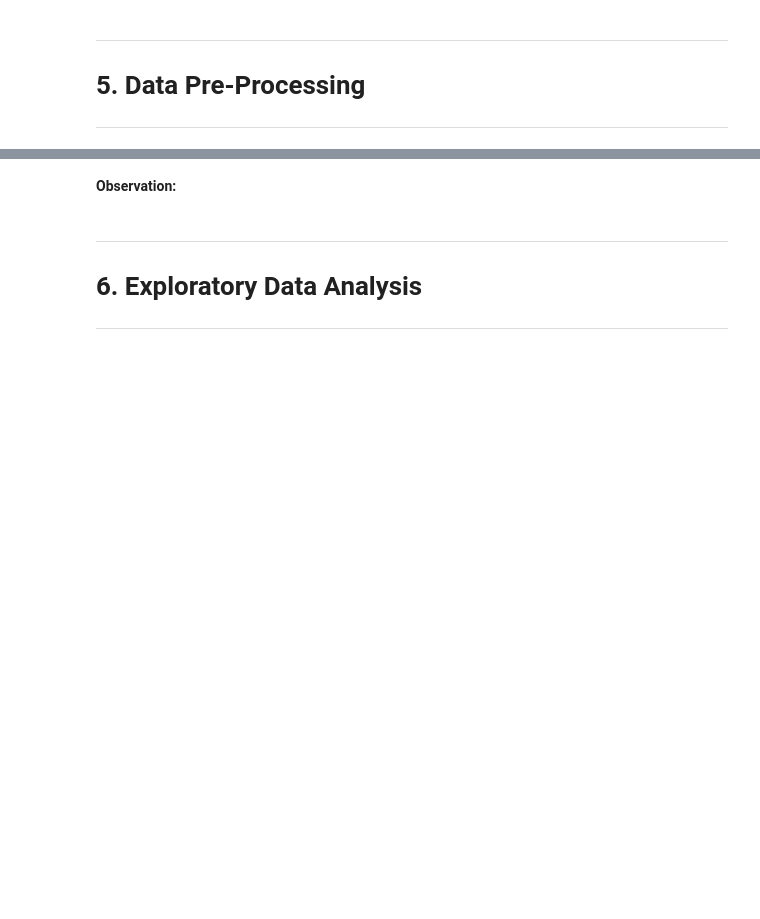
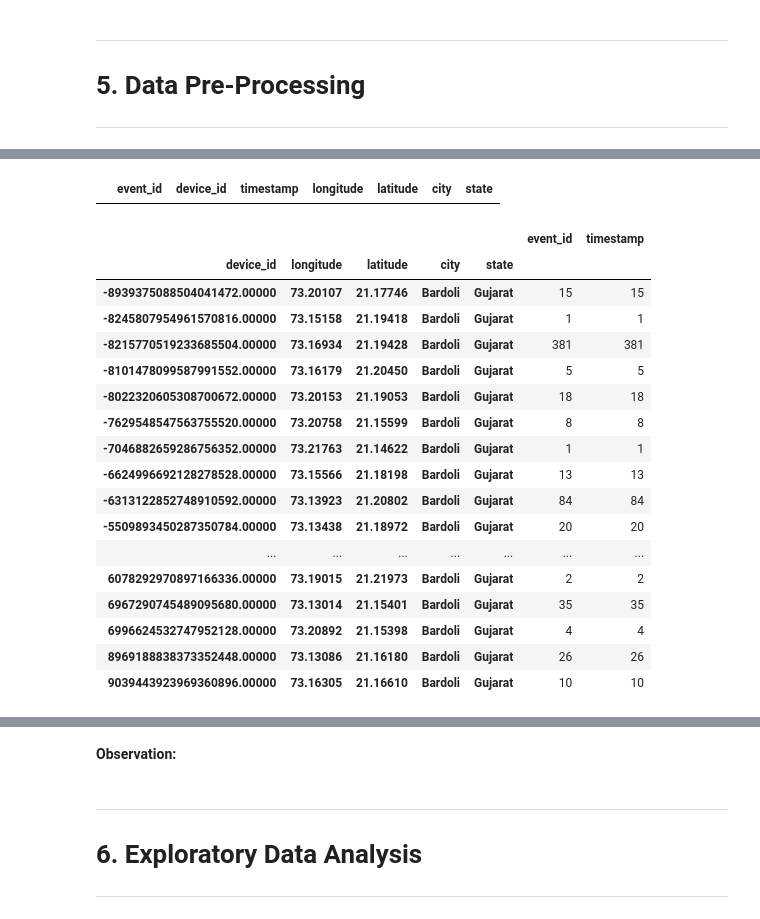
Before and after one commit to LishaJayesh/Capstone-Projects, a Jupyter notebook: Code Notebook/CDF Capstone Project.ipynb, the cells around one changed output, grey strips where cells are left out. Drawn from its saved outputs; the diff is of its cells as text; code cells hidden in the pictures; blank space fills up the shorter version.

```diff
--- a/Code Notebook/CDF Capstone Project.ipynb
+++ b/Code Notebook/CDF Capstone Project.ipynb
@@ -322,0 +370,9 @@ df_demo_details.describe(include=[object])
+# %%
+#Replacing the nan values in state with Karnataka where city is Channapatna
+df_events_data.loc[(df_events_data['city'] == 'Channapatna') & (df_events_data['state'].isnull()), 'state'] = 'Karnataka'
+# %%
+#Replacing the nan values in state with WestBengal where city is Gangarampur
+df_events_data.loc[(df_events_data['city'] == 'Gangarampur') & (df_events_data['state'].isnull()), 'state'] = 'WestBengal'
+# %%
+#Replacing the nan values in state with WestBengal where city is Arambagh
+df_events_data.loc[(df_events_data['city'] == 'Arambagh') & (df_events_data['state'].isnull()), 'state'] = 'WestBengal'
@@ -322,0 +394,2 @@ df_demo_details.describe(include=[object])
+# %%
+df_events_data_filtered = df_events_data[df_events_data['state'].isin(['WestBengal', 'Karnataka', 'Bihar', 'Punjab','Gujarat', 'Kerala'])]
@@ -322,0 +465,27 @@ df_demo_details.describe(include=[object])
+# %%
+# get the 1st device id
+df_events_data_filtered[(df_events_data_filtered['longitude'] == 73.16934) & (df_events_data_filtered['latitude'] == 21.19428)]
+# %% [output]
+|  | event_id | device_id | timestamp | longitude | latitude | city | state |
+# %%
+# get the 1st device id where longitude = 73.16934, latitude = 21.19428, city= Bardoli , state=Gujarat
+df_events_data_filtered[(df_events_data_filtered['city'] == 'Bardoli') & (df_events_data_filtered['state'] == 'Gujarat')].groupby(['device_id','longitude', 'latitude','city','state']).count()
+# %% [output]
+|  |  |  |  |  | event_id | timestamp |
+| device_id | longitude | latitude | city | state |  |  |
+| -8939375088504041472.00000 | 73.20107 | 21.17746 | Bardoli | Gujarat | 15 | 15 |
+| -8245807954961570816.00000 | 73.15158 | 21.19418 | Bardoli | Gujarat | 1 | 1 |
+| -8215770519233685504.00000 | 73.16934 | 21.19428 | Bardoli | Gujarat | 381 | 381 |
+| -8101478099587991552.00000 | 73.16179 | 21.20450 | Bardoli | Gujarat | 5 | 5 |
+| -8022320605308700672.00000 | 73.20153 | 21.19053 | Bardoli | Gujarat | 18 | 18 |
+| -7629548547563755520.00000 | 73.20758 | 21.15599 | Bardoli | Gujarat | 8 | 8 |
+| -7046882659286756352.00000 | 73.21763 | 21.14622 | Bardoli | Gujarat | 1 | 1 |
+| -6624996692128278528.00000 | 73.15566 | 21.18198 | Bardoli | Gujarat | 13 | 13 |
+| -6313122852748910592.00000 | 73.13923 | 21.20802 | Bardoli | Gujarat | 84 | 84 |
+| -5509893450287350784.00000 | 73.13438 | 21.18972 | Bardoli | Gujarat | 20 | 20 |
+| ... | ... | ... | ... | ... | ... | ... |
+| 6078292970897166336.00000 | 73.19015 | 21.21973 | Bardoli | Gujarat | 2 | 2 |
+| 6967290745489095680.00000 | 73.13014 | 21.15401 | Bardoli | Gujarat | 35 | 35 |
+| 6996624532747952128.00000 | 73.20892 | 21.15398 | Bardoli | Gujarat | 4 | 4 |
+| 8969188838373352448.00000 | 73.13086 | 21.16180 | Bardoli | Gujarat | 26 | 26 |
+| 9039443923969360896.00000 | 73.16305 | 21.16610 | Bardoli | Gujarat | 10 | 10 |
```
Also changed, not shown: parts of 106 cells of this notebook.
